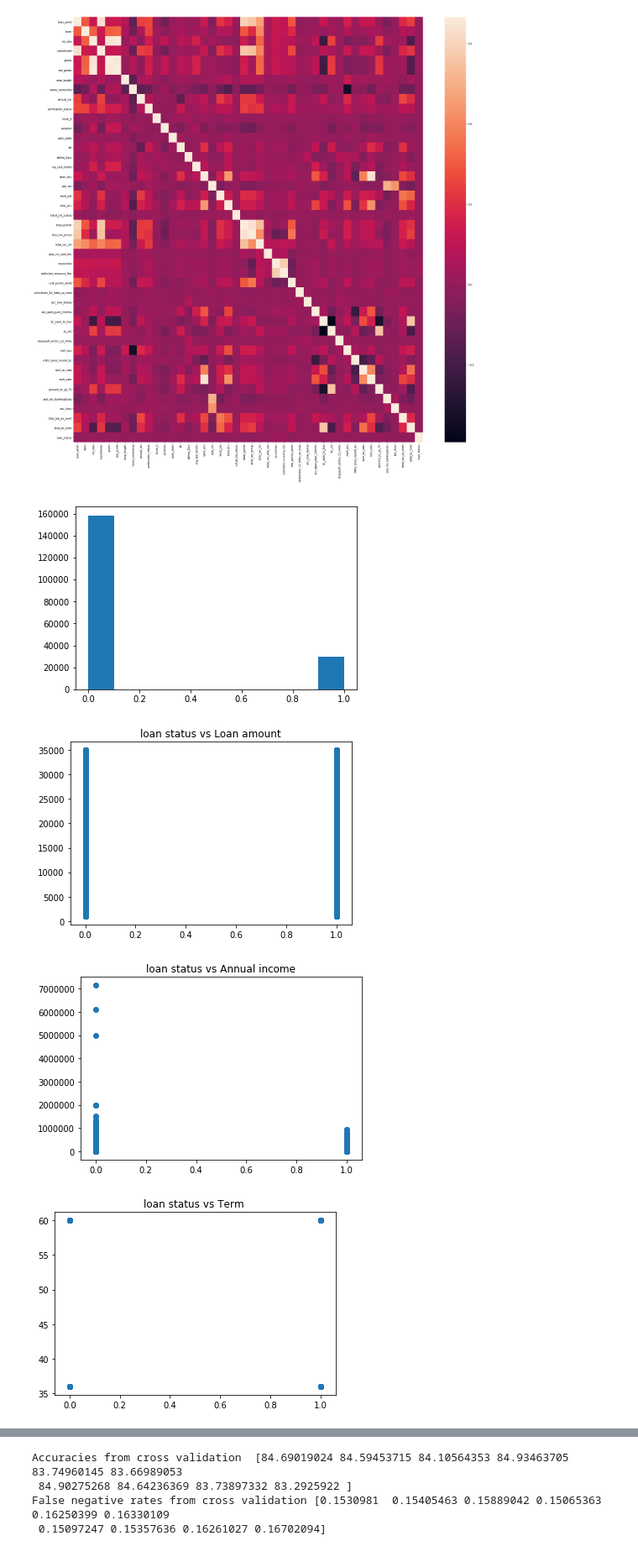
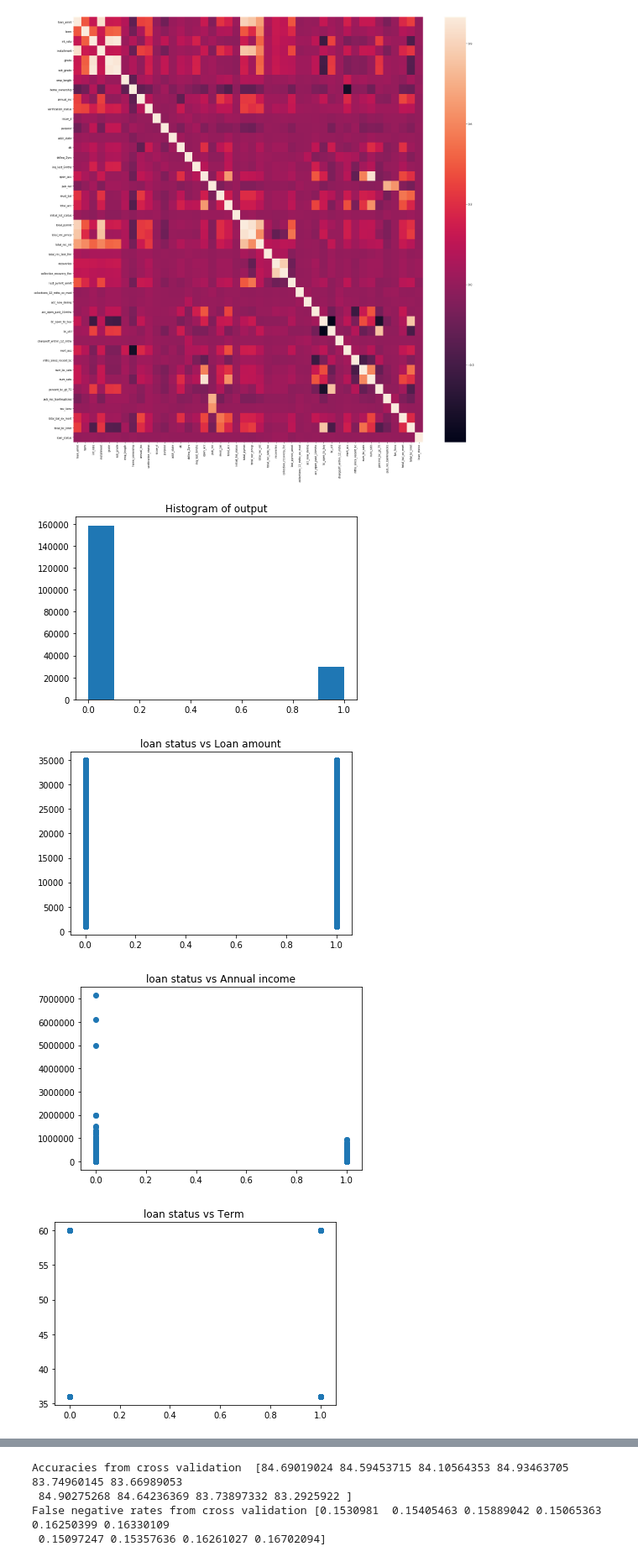
Before and after one commit to rahulk98/Loan-default-prediction, a Jupyter notebook: Final Project.ipynb, the cells around one changed output, grey strips where cells are left out. Shown: that part at 84% size. Drawn from its saved outputs; the diff is of its cells as text; code cells hidden in the pictures.

```diff
--- a/Final Project.ipynb
+++ b/Final Project.ipynb
@@ -88,27 +86,29 @@ sns.heatmap(
 <matplotlib.axes._subplots.AxesSubplot at 0x...>
 [figure]
 # %%
-data = pd.read_csv("loanCleanedNotT.csv")
+data = pd.read_csv('loanCleanedNotT.csv')
+
 plt.hist(data['loan_status'])
+plt.title("Histogram of output")
 plt.show()
 plt.scatter( data['loan_status'],data['loan_amnt'])
 plt.title("loan status vs Loan amount")
 plt.show()
 
 plt.scatter(data['loan_status'],data['annual_inc'])
 plt.title("loan status vs Annual income")
 plt.show()
 
 
 plt.scatter(data['loan_status'],data['term'])
 plt.title("loan status vs Term ")
 plt.show()
 
 plt.scatter( data['loan_status'],data['int_rate'])
 plt.title("loan status vs interest rate")
 plt.show()
 # %% [output]
-[figure, old version]
+[figure, new version]
 [figure]
 [figure]
 [figure]
```
Also changed, not shown: parts of 11 cells of this notebook, 1 other file.
